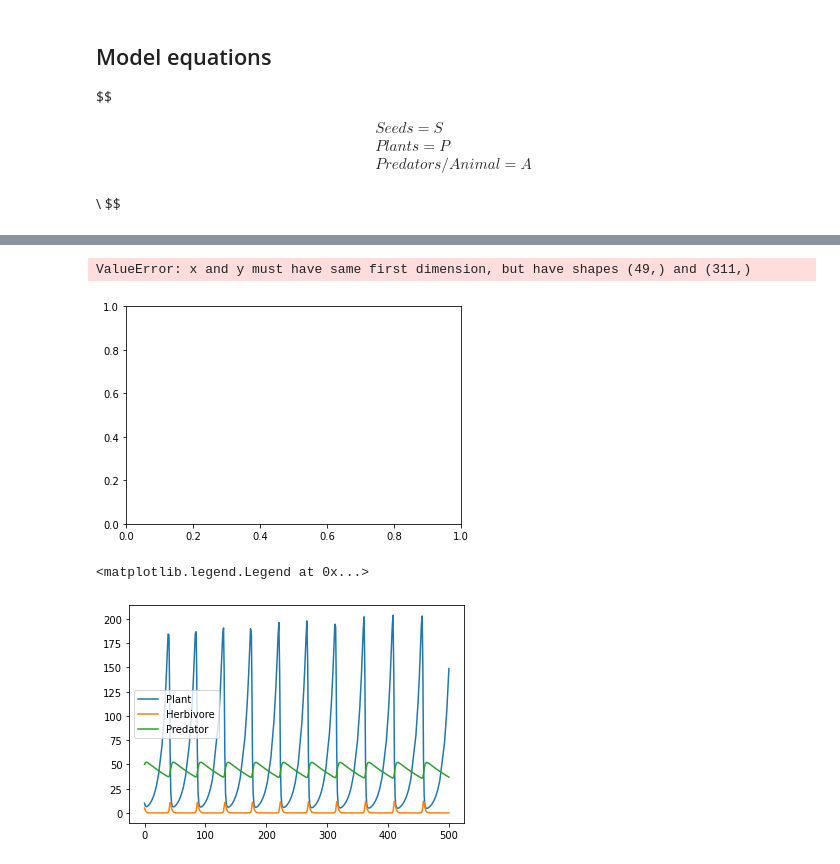
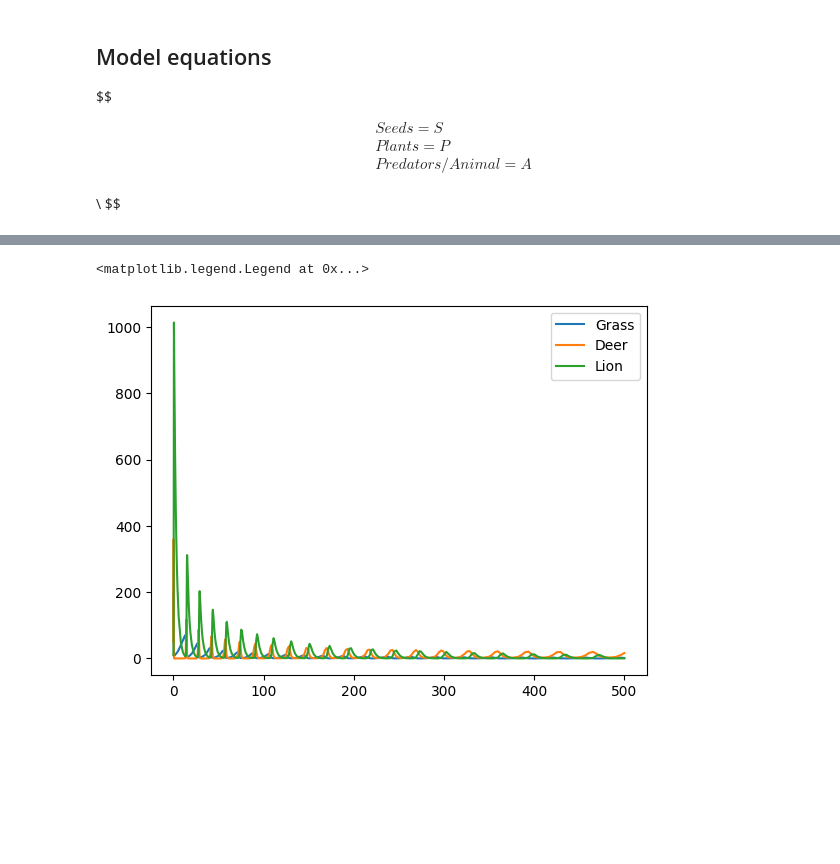
Before and after one commit to Rishi-Bidani/FIT3139, a Jupyter notebook: assignment2/assignment.ipynb, the cells around one changed output, grey strips where cells are left out. Drawn from its saved outputs; the diff is of its cells as text; code cells hidden in the pictures; blank space fills up the shorter version.

Commit message:
working on finding good values

```diff
--- a/assignment2/assignment.ipynb
+++ b/assignment2/assignment.ipynb
@@ -136,8 +53,0 @@ def generate_lotka_volterra(alpha, beta, gamma, delta, eta, mu):
-# %%
-plt.plot(t, S, label='Seed')
-plt.plot(t, P, label='Plant')
-plt.plot(t, rho, label='Predator Population')
-plt.legend()
-# %% [output]
-ValueError: x and y must have same first dimension, but have shapes (49,) and (311,)
-[figure, removed]
@@ -168,14 +54,42 @@ LV1 = generate_lotka_volterra(a, b, c, d, e, f, g)
+# %%
+dGdt = lambda alpha, beta, k, G, D: (alpha * G * (1 - G/k)) - (beta * G * D)
+dDdt = lambda gamma, delta, k, epsilon, G, D, L: (gamma * G * D) - (delta * D) - (epsilon * D * L)
+dLdt = lambda mu, eta, D, L: (-mu * L) + (eta * D * L)
+
+def generate_lotka_volterra(alpha, beta, k, gamma, delta, epsilon, mu, eta):
+    ddt = lambda t, x: np.array([
+        dGdt(alpha, beta, k, x[0], x[1]),
+        dDdt(gamma, delta, k, epsilon, x[0], x[1], x[2]),
+        dLdt(mu, eta, x[1], x[2]),
+    ])
+
+    return ddt
+# %%
+natural_growth = 4
+death_hunted = 1.5
+
+alpha = natural_growth / 15         # growth rate of grass
+beta = death_hunted / 50                          #
+k = 100                            # max value
+gamma = natural_growth / 60         # growth rate of deer by grazing grass
+delta = 0.01                        # death rate of deer
+epsilon = death_hunted / 80                      # death rate of deer by being hunted by lion
+mu = 0.4                           #
+eta = natural_growth / 90          #
+
+x0 = np.array([200, 50, 10])
+LV1 = generate_lotka_volterra(alpha, beta, k, gamma, delta, epsilon, mu, eta)
 # %%
 sol = solve_ivp(fun=LV1, y0=x0, t_span=(0, 500), method='RK45')
 t = sol.t
 x = sol.y[0]
 y = sol.y[1]
 z = sol.y[2]
 
-plt.plot(t, x, label='Plant')
-plt.plot(t, y, label='Herbivore')
-plt.plot(t, z, label='Predator')
+plt.plot(t, x, label='Grass')
+plt.plot(t, y, label='Deer')
+plt.plot(t, z, label='Lion')
 plt.legend()
 # %% [output]
 <matplotlib.legend.Legend at 0x...>
-[figure, old version]
+[figure, new version]
```
Also changed, not shown: parts of 12 cells of this notebook.
